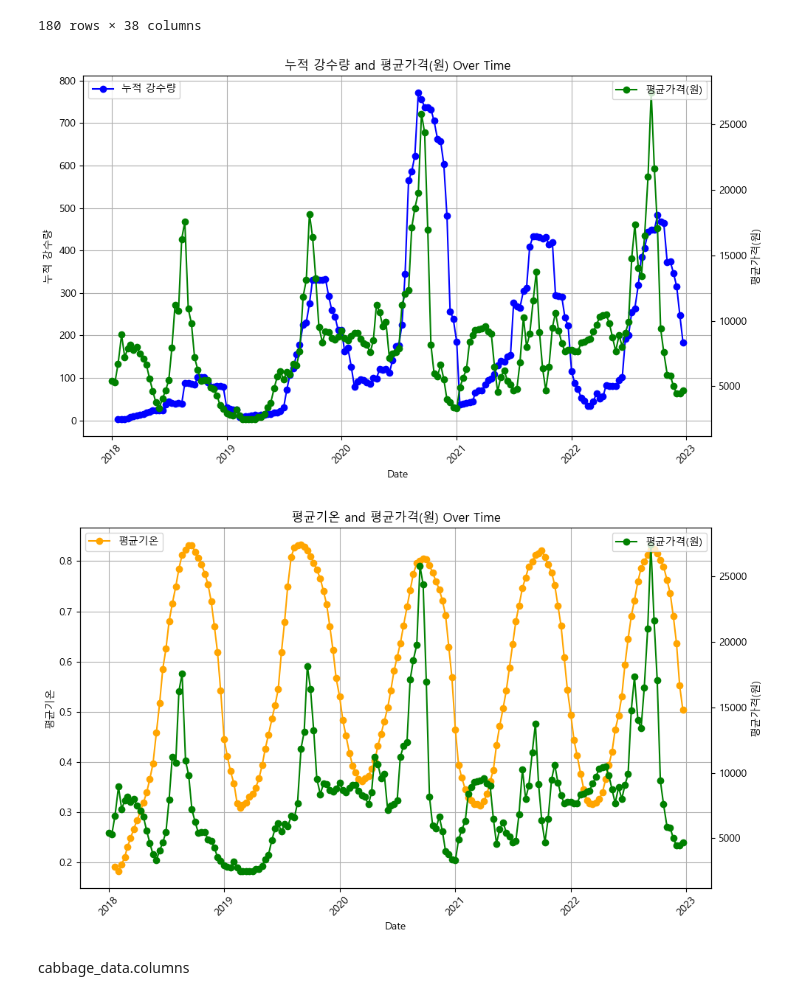
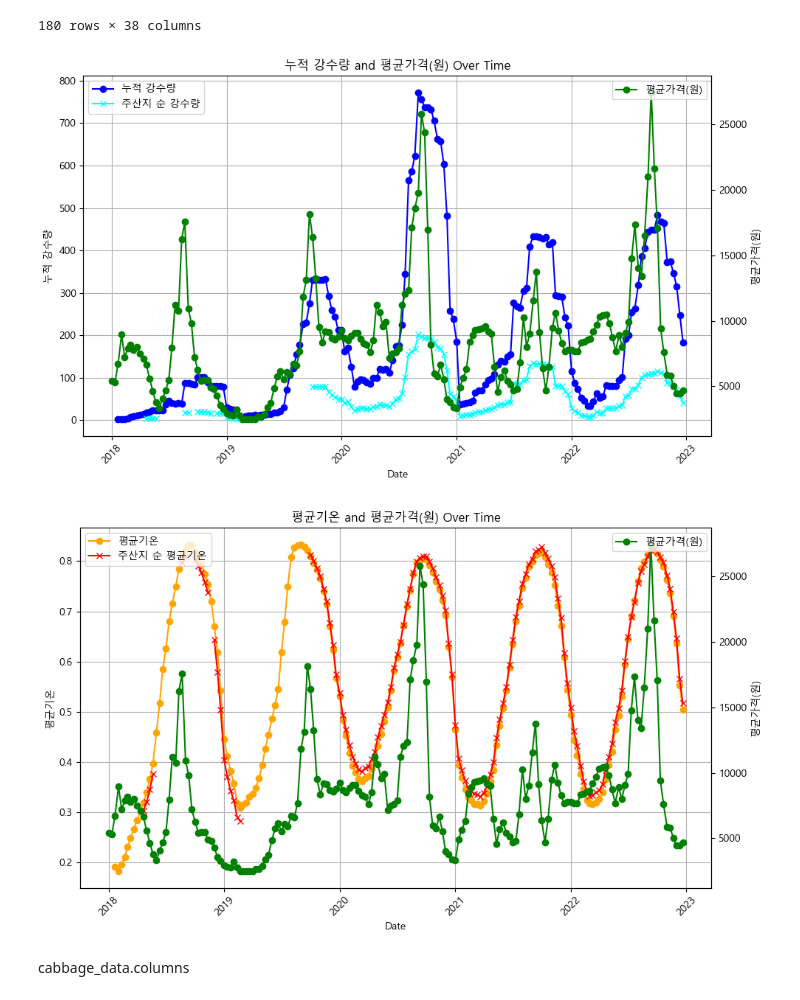
Before and after one commit to gaallmin/Prediction-of-Agricultural-Product-prices, a Jupyter notebook: second_round/feature_selection.ipynb, the cells around one changed output. Saved outputs shown, nothing was run; the diff lists cells and outputs as text; code cells hidden in the pictures.

```diff
--- a/second_round/feature_selection.ipynb
+++ b/second_round/feature_selection.ipynb
@@ -488,14 +488,13 @@ cabbage_data
 | 179 | 202212하순 | 21100 | 배추 | 10키로망대 | 상 | 4715.900000 | 4487.875000 | ... |
 180 rows × 38 columns
 # %%
-import matplotlib.pyplot as plt
-
-# Plot 누적 강수량 vs 평균가격(원)
 def weather_price_plot(cabbage_data):
+    # Plot 누적 강수량 vs 평균가격(원)
     fig, ax1 = plt.subplots(figsize=(10, 6))
 
     # 누적 강수량 on primary y-axis
     ax1.plot(cabbage_data['date'], cabbage_data['순 강수량'], marker='o', color='blue', label='누적 강수량')
+    ax1.plot(cabbage_data['date'], cabbage_data['주산지 순 강수량'], marker='x', color='cyan', label='주산지 순 강수량')
     ax1.set_xlabel('Date')
     ax1.set_ylabel('누적 강수량')
     ax1.legend(loc='upper left')
@@ -515,8 +514,9 @@ def weather_price_plot(cabbage_data):
     # Plot 평균기온 vs 평균가격(원)
     fig, ax1 = plt.subplots(figsize=(10, 6))
 
-    # 평균기온 on primary y-axis , scaled 된 수치임
+    # 평균기온 on primary y-axis
     ax1.plot(cabbage_data['date'], cabbage_data['순 평균기온'], marker='o', color='orange', label='평균기온')
+    ax1.plot(cabbage_data['date'], cabbage_data['주산지 순 평균기온'], marker='x', color='red', label='주산지 순 평균기온')
     ax1.set_xlabel('Date')
     ax1.set_ylabel('평균기온')
     ax1.legend(loc='upper left')
@@ -532,9 +532,11 @@ def weather_price_plot(cabbage_data):
     plt.title('평균기온 and 평균가격(원) Over Time')
     plt.tight_layout()
     plt.show()
-# %% [output]
-[figure, removed]
-[figure, removed]
+# %%
+weather_price_plot(cabbage_data)
+# %% [output]
+[figure, added]
+[figure, added]
 # %% [markdown]
 cabbage_data.columns
 # %% [markdown]
```
Also changed, not shown: parts of 16 cells of this notebook.
